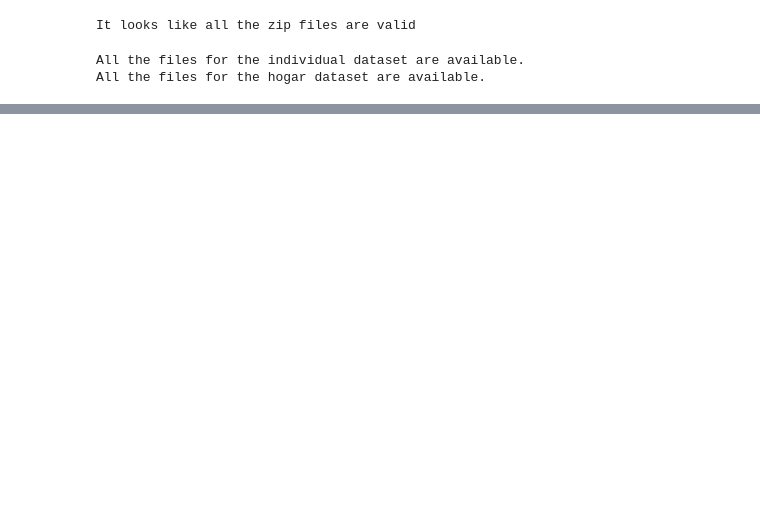
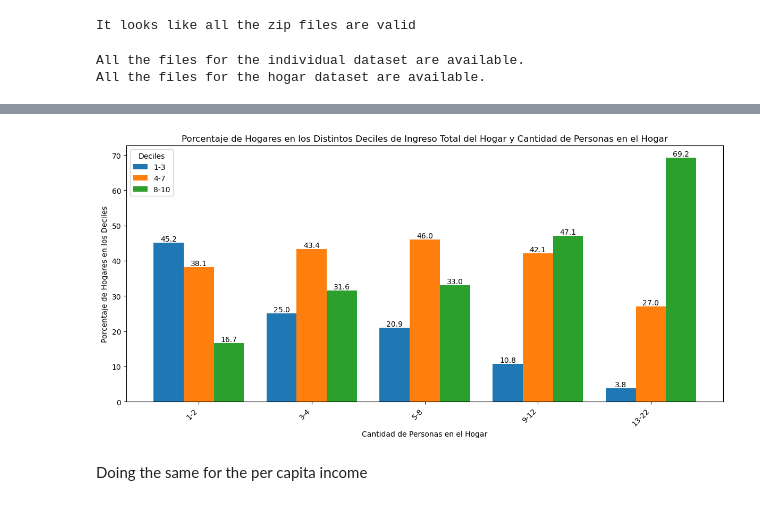
Before and after one commit to jpoletti/eph-database, a Jupyter notebook: bajar-microdatos.ipynb, the cells around one changed output, grey strips where cells are left out. Drawn from its saved outputs; the diff is of its cells as text; code cells hidden in the pictures; blank space fills up the shorter version.

Commit message:
finished with analysis of the "hogar" dataset. Added some markdown describing code

```diff
--- a/bajar-microdatos.ipynb
+++ b/bajar-microdatos.ipynb
@@ -425,0 +577,47 @@ eph.to_csv('EPH.csv', index=False)
+# %%
+def plot_people_deciles(gb_dataframe, decile_name, plot_title):
+
+    # Define the correct order for people_group
+    people_group_order = ['1-2', '3-4', '5-8', '9-12', '13-22']
+
+    # Reshape the data and reorder
+    plot_data = gb_dataframe['%'].unstack(level=f'{decile_name}_group')
+    plot_data = plot_data.reindex(people_group_order)
+
+    # Set up the plot
+    fig, ax = plt.subplots(figsize=(12, 6))
+
+    # Get the number of groups and bar positions
+    n_groups = len(plot_data)
+    n_bars = len(plot_data.columns)
+    index = np.arange(n_groups)
+    bar_width = 0.8 / n_bars
+
+    # Plot bars for each DECIFR_group
+    for i, (decile_group, data) in enumerate(plot_data.items()):
+        offset = (i - n_bars/2 + 0.5) * bar_width
+        ax.bar(index + offset, data, bar_width, label=decile_group)
+
+    # Customize the plot
+    ax.set_xlabel('Cantidad de Personas en el Hogar')
+    ax.set_ylabel('Porcentaje de Hogares en los Deciles')
+    ax.set_title(plot_title)
+    ax.set_xticks(index)
+    ax.set_xticklabels(plot_data.index, rotation=45, ha='right')
+    ax.legend(title='Deciles')
+
+    # Add value labels on top of each bar
+    for i, (decifr_group, data) in enumerate(plot_data.items()):
+        offset = (i - n_bars/2 + 0.5) * bar_width
+        for j, value in enumerate(data):
+            ax.text(j + offset, value, f'{value:.1f}', ha='center', va='bottom')
+
+    plt.tight_layout()
+# %%
+plot_title = ('Porcentaje de Hogares en los Distintos Deciles de Ingreso' +
+              ' Total del Hogar y Cantidad de Personas en el Hogar')
+plot_people_deciles(DECIFR_gb, 'DECIFR', plot_title)
+# %% [output]
+[figure, added]
+# %% [markdown]
+Doing the same for the per capita income
```
Also changed, not shown: parts of 39 cells of this notebook.
